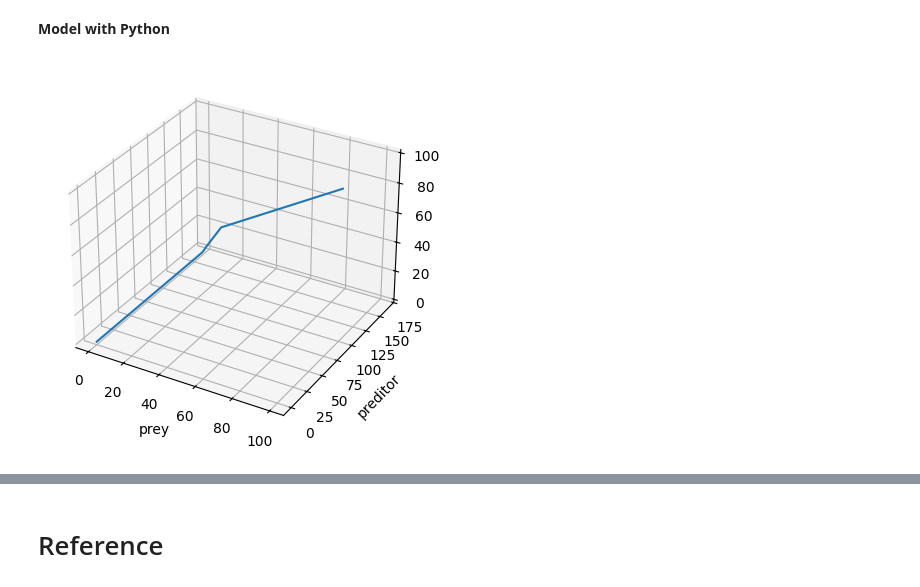
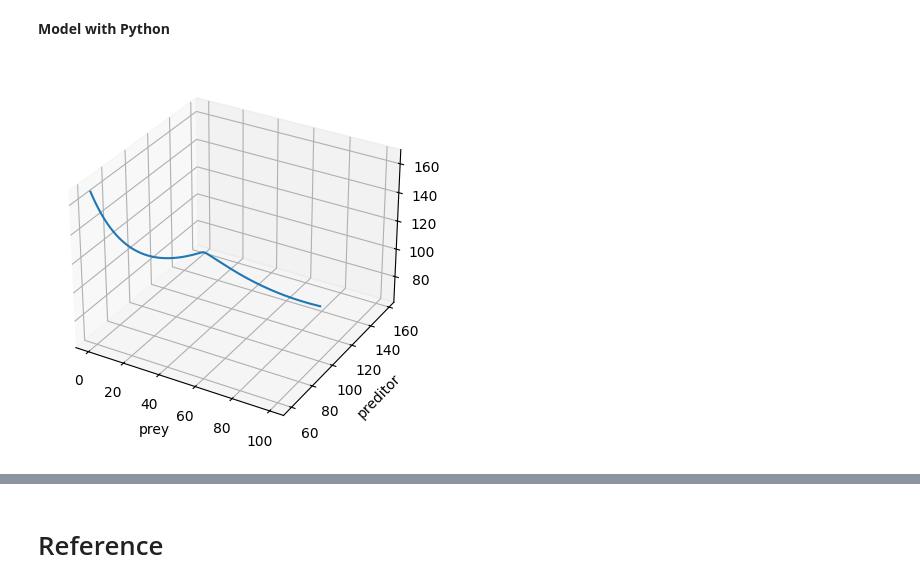
Before and after one commit to tusm06/MATH461_Unit01, a Jupyter notebook: main.ipynb, the cells around one changed output, grey strips where cells are left out. Cells and saved outputs as stored; diff of their text form; code cells hidden in the pictures.

```diff
--- a/main.ipynb
+++ b/main.ipynb
@@ -161,32 +161,32 @@ import matplotlib.pyplot as plt
 # %%
 alpha = 1; beta = 1; eps = 1; gamma = 1; delta = 1; xi = 1; sigma = 1
 a = gamma/alpha
 b = xi/alpha
 c = (sigma*gamma)/(alpha/delta)
 d = delta/gamma
 e = beta/alpha
 f = eps/alpha
 x0 = d*100; y0 = e*100; z0 = f*100
-tF = 10
-N = 1000
+tF = 1
+N = 5000
 
 u0 = [x0, y0, z0]
 
 t = np.linspace(0, tF, N)
 
 def f(u, t):
     dudt = np.zeros(3)
     dudt[0] = u[0] - u[0]*u[1] - u[0]*u[2]
     dudt[1] = a*(-u[1] + u[0]*u[1])
-    dudt[2] = b*u[2] - c*u[1]*u[2]
+    dudt[2] = b*u[2] - c*u[0]*u[2]
     return dudt
 
 u = spi.odeint(f, u0, t)
 
 plt.figure().add_subplot(projection='3d')
 plt.plot(u[:, 0], u[:, 1], u[:, 2])
 plt.xlabel('prey')
 plt.ylabel('preditor')
 plt.show()
 # %% [output]
-[figure, old version]
+[figure, new version]
```
Also changed, not shown: parts of 1 cell of this notebook.
